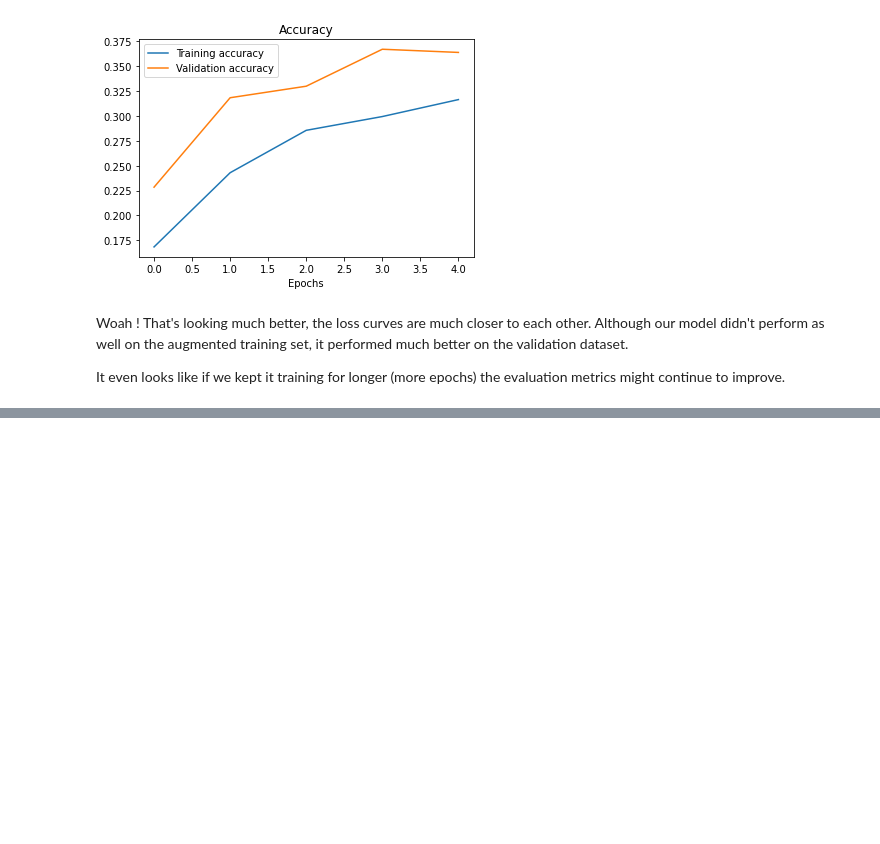
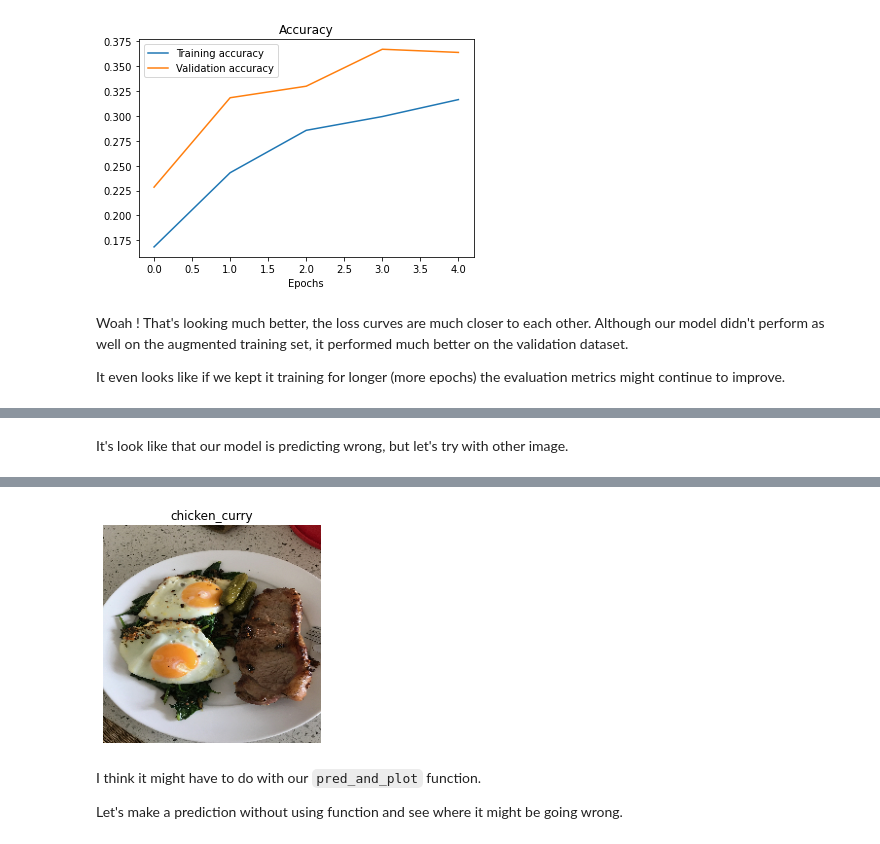
Before and after one commit to SaketMunda/cnn-computer-vision-introduction, a Jupyter notebook: convolutional_neural_network_with_tensorflow.ipynb, the cells around one changed output, grey strips where cells are left out. Drawn from its saved outputs; the diff is of its cells as text; code cells hidden in the pictures; blank space fills up the shorter version.

```diff
--- a/convolutional_neural_network_with_tensorflow.ipynb
+++ b/convolutional_neural_network_with_tensorflow.ipynb
@@ -1658,0 +1706,7 @@ It even looks like if we kept it training for longer (more epochs) the evaluatio
+# %% [markdown]
+It's look like that our model is predicting wrong, but let's try with other image.
+# %%
+pred_and_plot(model=model_10,
+              filename="03-steak.jpeg",
+              class_names=class_names)
+# %% [output]
@@ -1658,0 +1714,5 @@ It even looks like if we kept it training for longer (more epochs) the evaluatio
+[figure, added]
+# %% [markdown]
+I think it might have to do with our `pred_and_plot` function.
+
+Let's make a prediction without using function and see where it might be going wrong.
```
Also changed, not shown: parts of 11 cells of this notebook.
